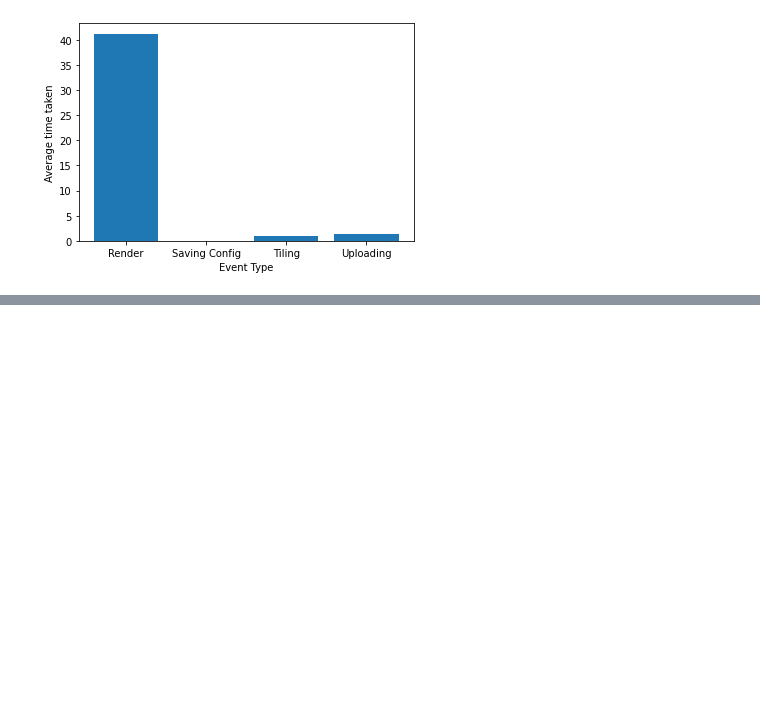
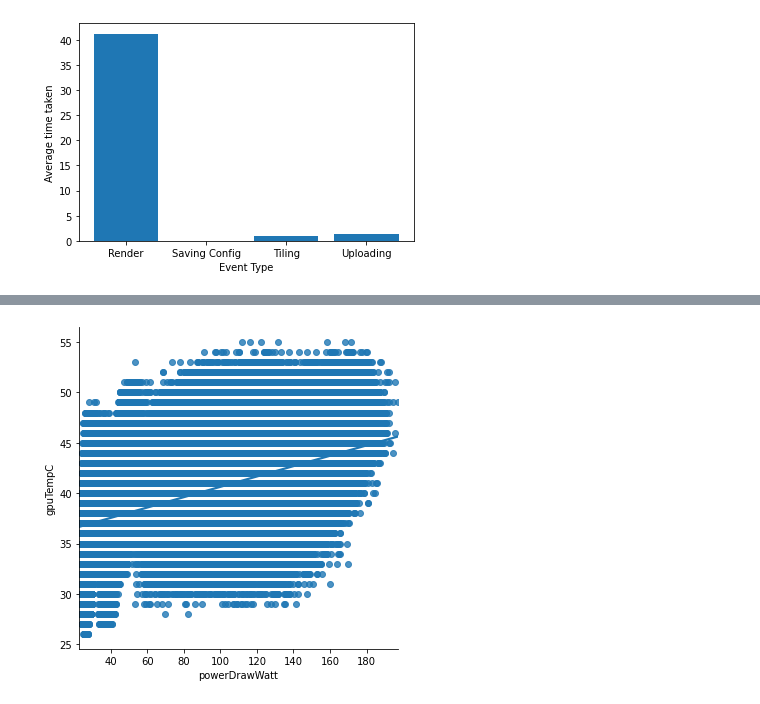
Before and after one commit to arushey/Cloud-project, a Jupyter notebook: Cloud_project.ipynb, the cells around one changed output, grey strips where cells are left out. Drawn from its saved outputs; the diff is of its cells as text; code cells hidden in the pictures; blank space fills up the shorter version.

```diff
--- a/Cloud_project.ipynb
+++ b/Cloud_project.ipynb
@@ -122,0 +142,6 @@ plt.show()
+# %%
+plt.rcParams['figure.figsize'] = [10, 6]
+sns.lmplot(x="powerDrawWatt",y="gpuTempC", data=gpu)
+plt.show()
+# %% [output]
+[figure, added]
```
Also changed, not shown: parts of 13 cells of this notebook.
